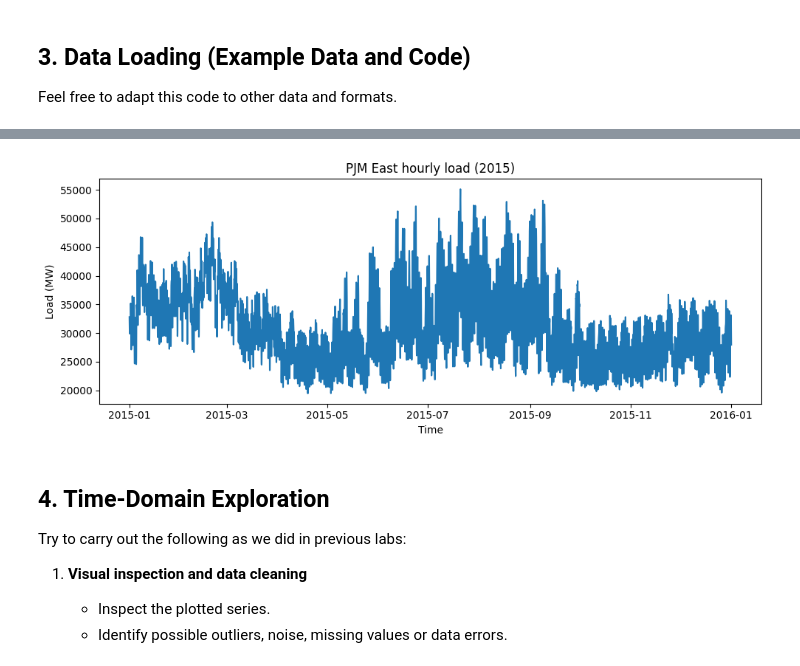
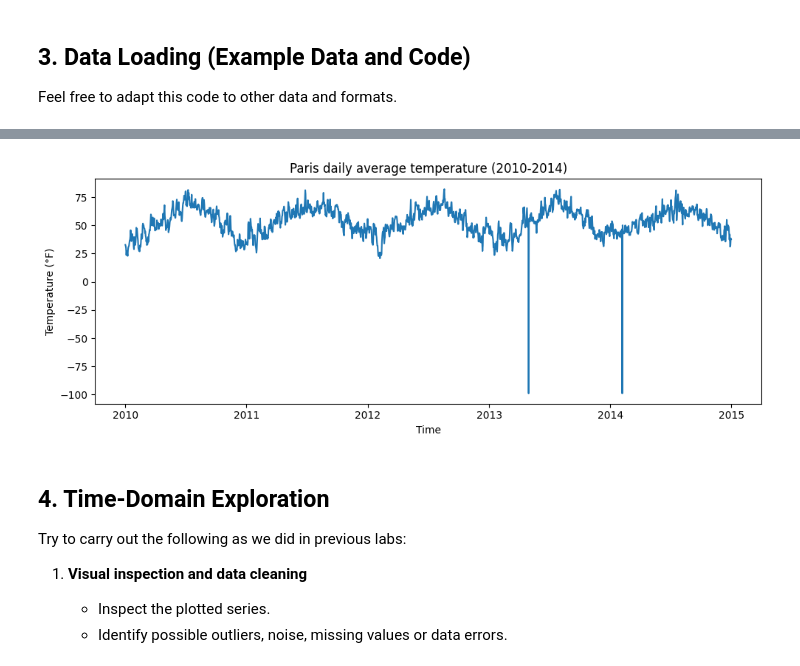
Before and after one commit to guilherme13c/Time-Series-TP, a Jupyter notebook: Lab4_Optional.ipynb, the cells around one changed output, grey strips where cells are left out. Cells and saved outputs as stored; diff of their text form; code cells hidden in the pictures.

```diff
--- a/Lab4_Optional.ipynb
+++ b/Lab4_Optional.ipynb
@@ -126,7 +136,13 @@ import matplotlib.pyplot as plt
 #   "B" the Paris daily temperature (2010–2014)
 #   "C" the S&P 500 daily log-returns (2010–2019)
 
-option = "A"   # change this to "B" or "C" as needed
+option = "B"   # change this to "B" or "C" as needed
+
+file_path = ""
+date_col = ""
+value_col = ""
+title = ""
+ylabel = ""
 
 if option == "A":
     file_path = "PJME_2015_hourly_subset.csv"
@@ -138,17 +154,17 @@ elif option == "B":
     file_path = "ParisDailyTemp_2010_2014.csv"
     date_col = "Date"
     value_col = "AvgTemperature_F"
-    title = "Paris daily average temperature (2010–2014)"
+    title = "Paris daily average temperature (2010-2014)"
     ylabel = "Temperature (°F)"
 elif option == "C":
     file_path = "SP500_2010_2019_logreturns.csv"
     date_col = "Date"
     value_col = "log_return"   # use "Close" to plot the price
-    title = "S&P 500 daily log-returns (2010–2019)"
+    title = "S&P 500 daily log-returns (2010-2019)"
     ylabel = "Log-return"
 
 # Load the selected dataset and create a time-indexed series
-df = pd.read_csv(file_path, parse_dates=[date_col])
+df = pd.read_csv("lab4data/"+file_path, parse_dates=[date_col])
 df = df.set_index(date_col).sort_index()
 
 ts = df[value_col]
@@ -178,4 +194,4 @@ Name: PJME_MW, dtype: float64
-[figure, old version]
+[figure, new version]
 # %% [markdown]
 ## 4. Time-Domain Exploration
 
```
Also changed, not shown: parts of 6 cells of this notebook.
